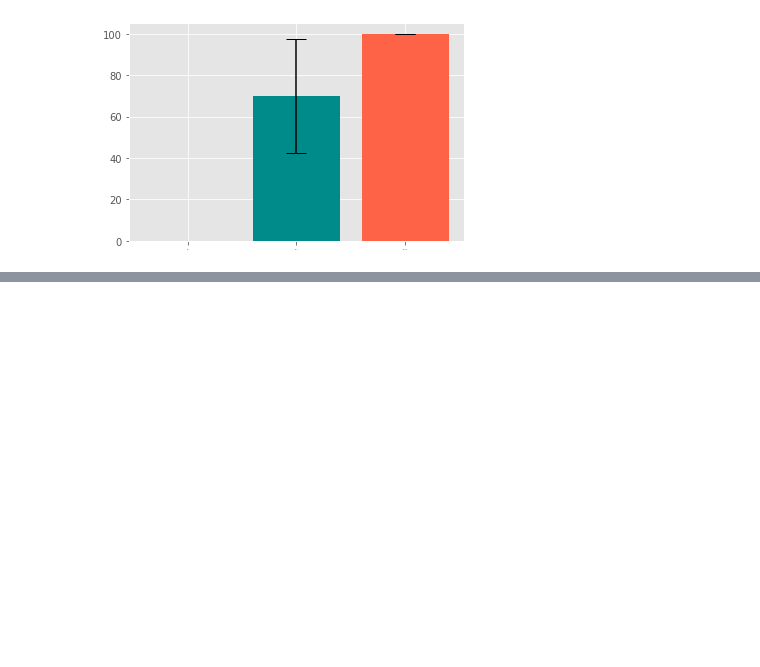
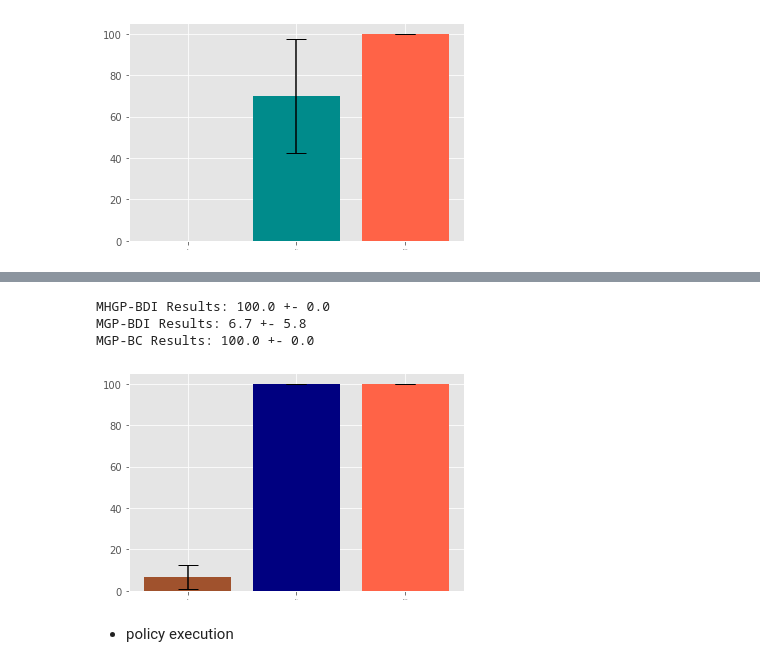
Before and after one commit to leader1313/Visualization_wall_avoidance_results, a Jupyter notebook: Performance_visualization.ipynb, the cells around one changed output, grey strips where cells are left out. Drawn from its saved outputs; the diff is of its cells as text; code cells hidden in the pictures; blank space fills up the shorter version.

Commit message:
additional results outputed

```diff
--- a/Performance_visualization.ipynb
+++ b/Performance_visualization.ipynb
@@ -161,0 +279,39 @@ plt.savefig("/Users/hanbit-o/code/Visualization_wall_avoidance_results/Figures/S
+# %%
+# MHGP-BDI results
+MHGP_BDI_EXPERTS = [OH_mhgp_bdi, SSK_mhgp_bdi, BM_mhgp_bdi]
+MHGP_BDI_RESULTS = []
+for e in MHGP_BDI_EXPERTS:
+    MHGP_BDI_RESULTS += [e.demo_success_rate['mean']]
+MHGP_BDI_RESULTS = torch.tensor(MHGP_BDI_RESULTS)
+print("MHGP-BDI Results: {0:.1f} +- {1:.1f}".format(MHGP_BDI_RESULTS.mean(),MHGP_BDI_RESULTS.std()))
+
+# MGP-BDI results
+MGP_BDI_EXPERTS = [OH_mgp_bdi, SSK_mgp_bdi, BM_mgp_bdi]
+MGP_BDI_RESULTS = []
+for e in MGP_BDI_EXPERTS:
+    MGP_BDI_RESULTS += [e.demo_success_rate['mean']]
+MGP_BDI_RESULTS = torch.tensor(MGP_BDI_RESULTS)
+print("MGP-BDI Results: {0:.1f} +- {1:.1f}".format(MGP_BDI_RESULTS.mean(),MGP_BDI_RESULTS.std()))
+
+# MGP-BC results
+MGP_BC_EXPERTS = [OH_mhgp_bc, SSK_mhgp_bc, BM_mhgp_bc]
+MGP_BC_RESULTS = []
+for e in MGP_BC_EXPERTS:
+    MGP_BC_RESULTS += [e.demo_success_rate['mean']]
+MGP_BC_RESULTS = torch.tensor(MGP_BC_RESULTS)
+print("MGP-BC Results: {0:.1f} +- {1:.1f}".format(MGP_BC_RESULTS.mean(),MGP_BC_RESULTS.std()))
+# %% [output]
+MHGP-BDI Results: 100.0 +- 0.0
+MGP-BDI Results: 6.7 +- 5.8
+MGP-BC Results: 100.0 +- 0.0
+# %%
+ID = ID_generator().now_stamp()
+bar_mgp_bdi = plt.bar(["MGP"],[MGP_BDI_RESULTS.mean()],yerr=MGP_BDI_RESULTS.std(),capsize = 10,color=OH_mgp_bdi.color)
+bar_mhgp_bc = plt.bar(["MGP-BC"],[MGP_BC_RESULTS.mean()],yerr=MGP_BC_RESULTS.std(),capsize = 10,color=OH_mhgp_bc.color)
+bar_mhgp_bdi = plt.bar(["MHGP-BDI"],[MHGP_BDI_RESULTS.mean()],yerr=MHGP_BDI_RESULTS.std(),capsize = 10,color=OH_mhgp_bdi.color)
+plt.xticks(fontsize=0)
+plt.savefig("/Users/hanbit-o/code/Visualization_wall_avoidance_results/Figures/ShaftInsertion/Performance/"+ID+".pdf")
+# %% [output]
+[figure, added]
+# %% [markdown]
+- policy execution
```
Also changed, not shown: parts of 11 cells of this notebook, 15 other files.
